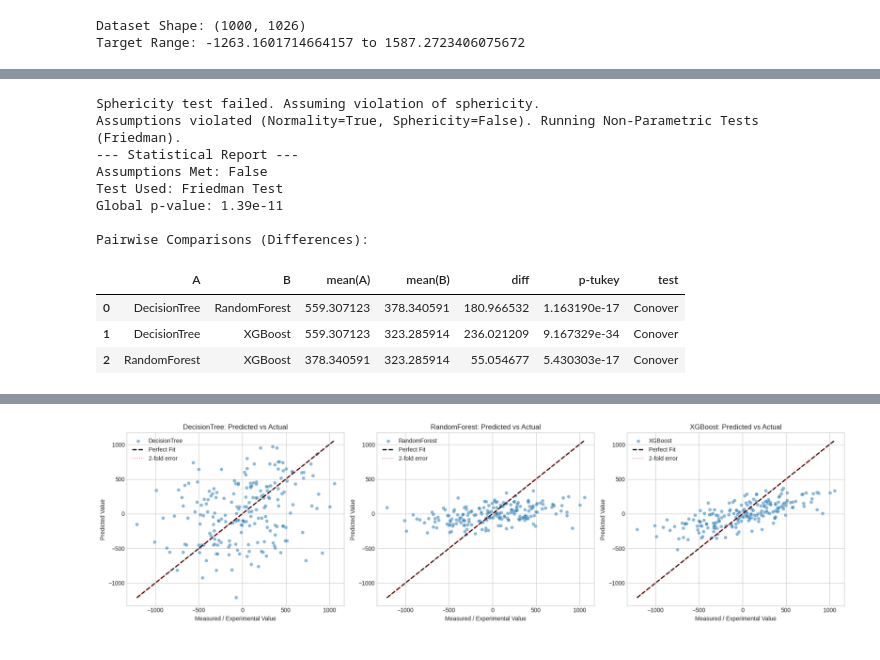
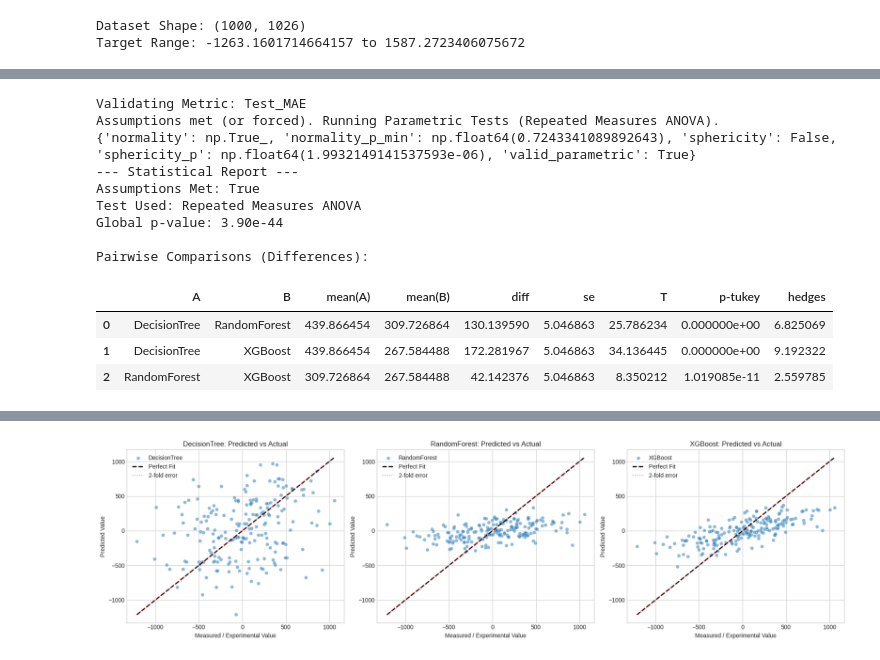
Before and after one commit to mehmetaliyucel/stats-for-mols, a Jupyter notebook: tutorial.ipynb, the cells around one changed output, grey strips where cells are left out. Cells and saved outputs as stored; diff of their text form; code cells hidden in the pictures.

```diff
--- a/tutorial.ipynb
+++ b/tutorial.ipynb
@@ -43,13 +59,11 @@ Target Range: -1263.1601714664157 to 1587.2723406075672
 # %%
-# Initialize Splitter
-# Note: Use 'scaffold' if you have real SMILES.
-# For this synthetic demo, we use 'random'.
+
 splitter = DataSplitter(df, target_col='pIC50', split_type='random', task_type='regression')
-
+splitter.config['method_name'] = 'light_nested_cv'
 print(f"Selected Strategy: {splitter.config['method_name']}")
 print(f"Splits: {splitter.config['n_splits']}, Repeats: {splitter.config['n_repeats']}")
 
 # Diagnostic Plot: Check if target distribution is preserved across folds
-plot_target_distribution(df, 'pIC50', splitter)
+plot_target_distribution(df, 'pIC50', splitter, n_folds_to_plot = 15)
 plt.show()
 # %% [output]
@@ -131,32 +196,33 @@ results_df
 # %%
 # Initialize Validator
-validator = StatisticalValidator(results_df, model_col='model', score_col='RMSE', subject_col='fold')
+validator = StatisticalValidator(results_df, model_col='model', metric_col=['Test_MAE'], subject_col='fold')
 
 # Run Validation
 stats_report = validator.validate()
-
+print(stats_report['Test_MAE']['assumptions'])
 print(f"--- Statistical Report ---")
-print(f"Assumptions Met: {stats_report['assumptions']['valid_parametric']}")
-print(f"Test Used: {stats_report['global_test']}")
-print(f"Global p-value: {stats_report['global_pvalue']:.2e}")
+print(f"Assumptions Met: {stats_report['Test_MAE']['assumptions']['valid_parametric']}")
+print(f"Test Used: {stats_report['Test_MAE']['global_test']}")
+print(f"Global p-value: {stats_report['Test_MAE']['global_pvalue']:.2e}")
 
 # If significant, show pairwise comparisons
-if stats_report['global_pvalue'] < 0.05:
+if stats_report['Test_MAE']['global_pvalue'] < 0.05:
     print("\nPairwise Comparisons (Differences):")
-    display(stats_report['pairwise_results'])
+    display(stats_report['Test_MAE']['pairwise_results'])
 # %% [output]
-Sphericity test failed. Assuming violation of sphericity.
-Assumptions violated (Normality=True, Sphericity=False). Running Non-Parametric Tests (Friedman).
+Validating Metric: Test_MAE
+Assumptions met (or forced). Running Parametric Tests (Repeated Measures ANOVA).
+{'normality': np.True_, 'normality_p_min': np.float64(0.7243341089892643), 'sphericity': False, 'sphericity_p': np.float64(1.9932149141537593e-06), 'valid_parametric': True}
 --- Statistical Report ---
-Assumptions Met: False
-Test Used: Friedman Test
-Global p-value: 1.39e-11
+Assumptions Met: True
+Test Used: Repeated Measures ANOVA
+Global p-value: 3.90e-44
 
 Pairwise Comparisons (Differences):
-|  | A | B | mean(A) | mean(B) | diff | p-tukey | test |
-| 0 | DecisionTree | RandomForest | 559.307123 | 378.340591 | 180.966532 | 1.163190e-17 | Conover |
-| 1 | DecisionTree | XGBoost | 559.307123 | 323.285914 | 236.021209 | 9.167329e-34 | Conover |
-| 2 | RandomForest | XGBoost | 378.340591 | 323.285914 | 55.054677 | 5.430303e-17 | Conover |
+|  | A | B | mean(A) | mean(B) | diff | se | T | p-tukey | hedges |
+| 0 | DecisionTree | RandomForest | 439.866454 | 309.726864 | 130.139590 | 5.046863 | 25.786234 | 0.000000e+00 | 6.825069 |
+| 1 | DecisionTree | XGBoost | 439.866454 | 267.584488 | 172.281967 | 5.046863 | 34.136445 | 0.000000e+00 | 9.192322 |
+| 2 | RandomForest | XGBoost | 309.726864 | 267.584488 | 42.142376 | 5.046863 | 8.350212 | 1.019085e-11 | 2.559785 |
 # %%
 # 1. MCSim Plot (Multiple Comparisons Similarity)
 # Shows which models are statistically similar (grey/white) vs different (colored)
```
Also changed, not shown: parts of 6 cells of this notebook, 2 other files.
